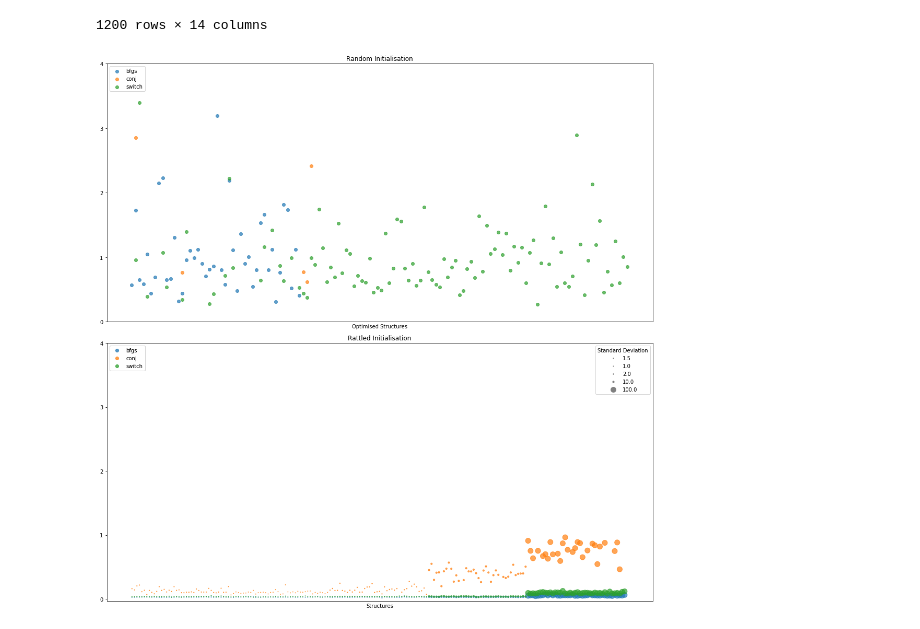
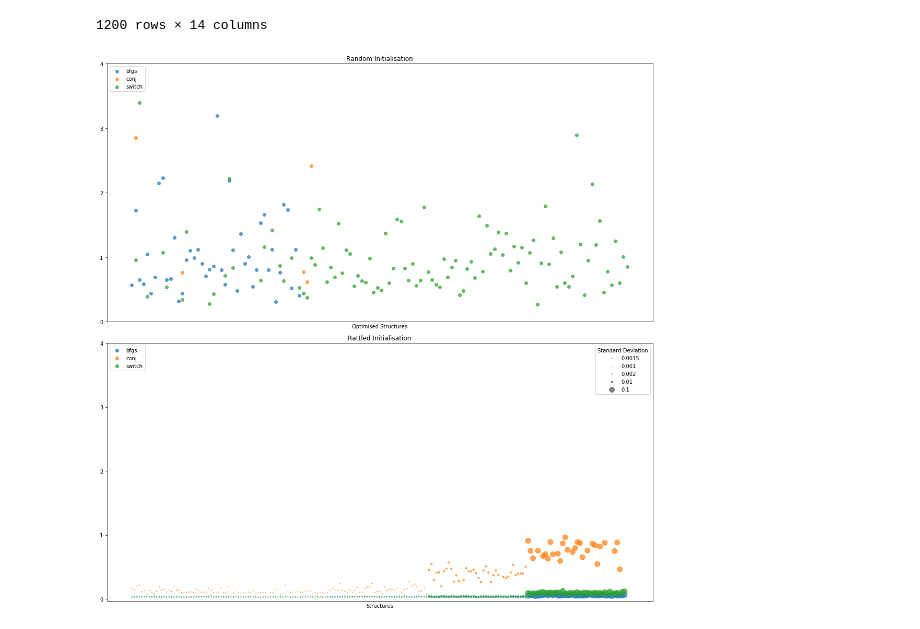
Before and after one commit to sanantoniochili/Switch_Implementation, a Jupyter notebook: Read Results.ipynb, the cells around one changed output. Saved outputs shown, nothing was run; the diff lists cells and outputs as text; code cells hidden in the pictures.

Commit message:
Updating plots

```diff
--- a/Read Results.ipynb
+++ b/Read Results.ipynb
@@ -157,38 +157,38 @@ slabels = []
 for color in clabels:
     x = rat_succ.loc[df['method'] == colors[color]]['structure']
     y = rat_succ.loc[df['method'] == colors[color]]['opt_time']
-    sizes = rat_succ.loc[df['method'] == colors[color]]['stdev'] * 1000
+    sizes = rat_succ.loc[df['method'] == colors[color]]['stdev']
     slabels += [s for s in sizes.unique() if s not in slabels]
-    scatter = axs[1].scatter(x, y, s=sizes, c='tab:'+color,
+    scatter = axs[1].scatter(x, y, s=sizes*1000, c='tab:'+color,
                             alpha=0.7)
 
 start0, end0 = axs[0].get_ylim()
 start1, end1 = axs[1].get_ylim()
 
 end = max(end0, end1)+1
 
 axs[0].legend(loc="upper left")
 axs[0].set_xticks([])
 axs[0].set_xlabel('Optimised Structures')
 axs[0].yaxis.set_ticks(np.arange(0, end))
 axs[0].set_title('Random Initialisation', fontsize=FONTSIZE)
 
-h = [plt.scatter([],[], s=i, c="gray") for i in slabels]
+h = [plt.scatter([],[], s=i*1000, c="gray") for i in slabels]
 leg = plt.legend(handles=h, labels=slabels,loc="upper right", title="Standard Deviation")
 axs[1].add_artist(leg)
 
 h = [plt.plot([],[], color='tab:'+c, alpha=0.7, marker="o", ls="")[0] for c in colors]
 leg = plt.legend(handles=h, labels=[colors[c] for c in colors],loc="upper left")
 axs[1].add_artist(leg)
 
 axs[1].set_xlabel('Structures')
 axs[1].yaxis.set_ticks(np.arange(0, end))
 axs[1].set_title('Rattled Initialisation', fontsize=FONTSIZE)
 axs[1].set_xticks([])
 
 fig.tight_layout()
 
 plt.savefig('OptTime.pdf', format='pdf')
 plt.show()
 # %% [output]
-[figure, old version]
+[figure, new version]
```
